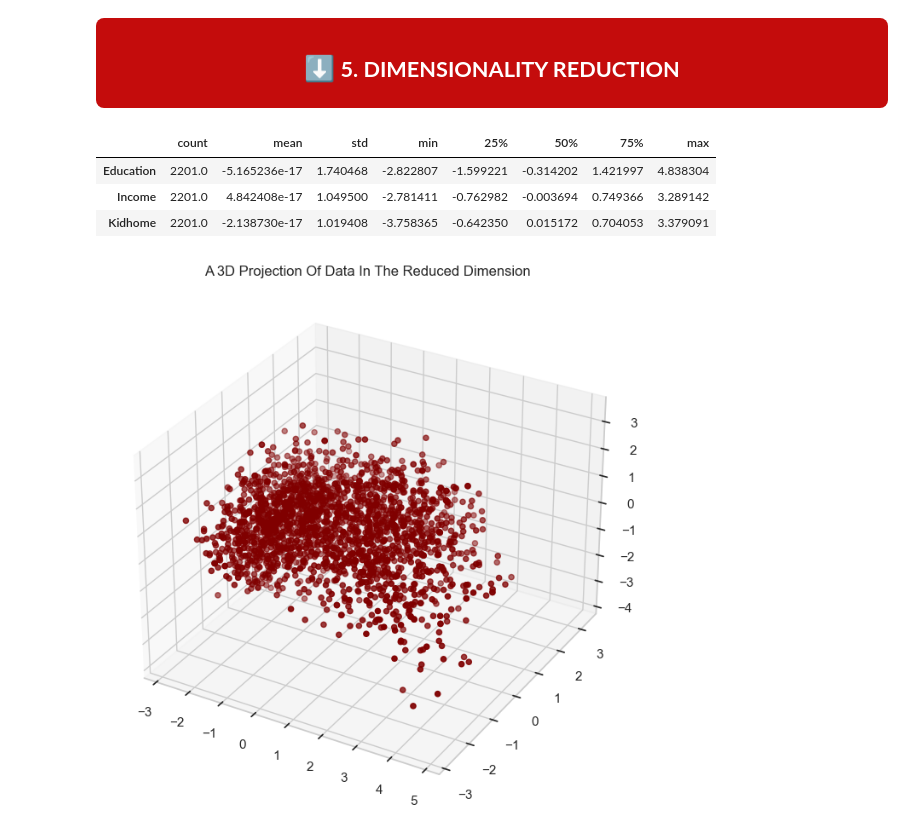
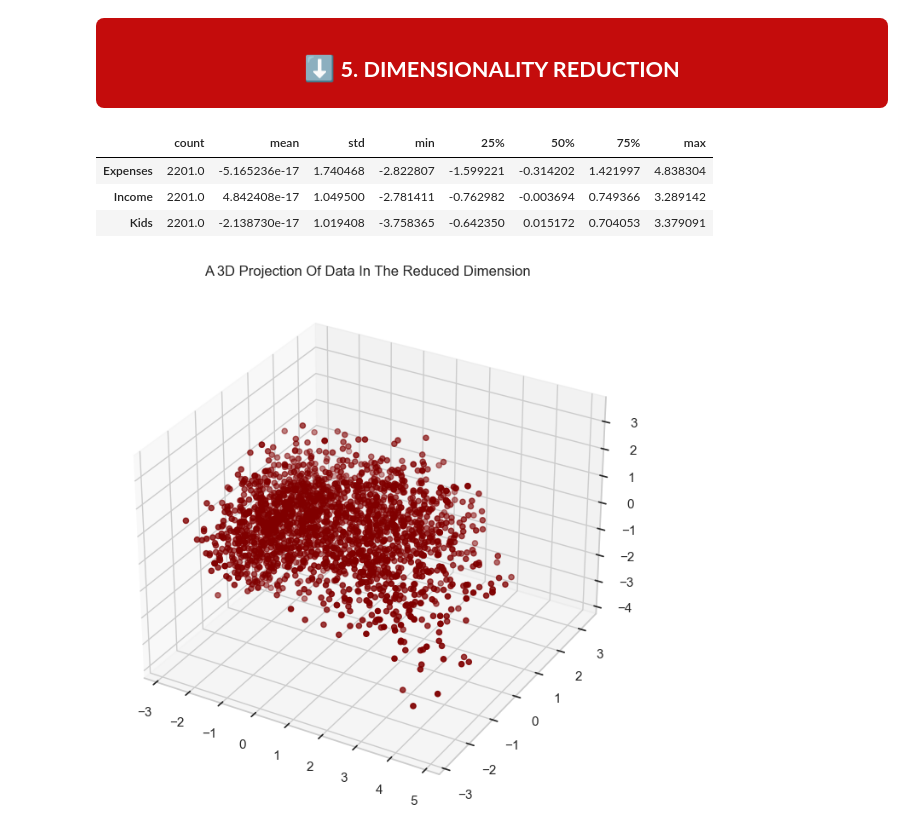
Before and after one commit to SajjadKhanYousafzai/Projects--Kaggle-, a Jupyter notebook: Customer Personality Analysis/cust_personality_analysis.ipynb, the cells around one changed output. Saved outputs shown, nothing was run; the diff lists cells and outputs as text; code cells hidden in the pictures.

```diff
--- a/Customer Personality Analysis/cust_personality_analysis.ipynb
+++ b/Customer Personality Analysis/cust_personality_analysis.ipynb
@@ -802,14 +802,14 @@ Dataframe to be used for further modelling:
 # %%
 #Initiating PCA to reduce dimentions aka features to 3
 pca = PCA(n_components=3)
 pca.fit(scaled_ds)
 # PCA_ds = pd.DataFrame(pca.transform(scaled_ds), columns=(["col1","col2", "col3"]))
-PCA_ds = pd.DataFrame(pca.transform(scaled_ds), columns=(["Education","Income", "Kidhome"]))
+PCA_ds = pd.DataFrame(pca.transform(scaled_ds), columns=(["Expenses","Income", "Kids"]))
 PCA_ds.describe().T
 # %% [output]
 |  | count | mean | std | min | 25% | 50% | 75% | max |
-| Education | 2201.0 | -5.165236e-17 | 1.740468 | -2.822807 | -1.599221 | -0.314202 | 1.421997 | 4.838304 |
+| Expenses | 2201.0 | -5.165236e-17 | 1.740468 | -2.822807 | -1.599221 | -0.314202 | 1.421997 | 4.838304 |
 | Income | 2201.0 | 4.842408e-17 | 1.049500 | -2.781411 | -0.762982 | -0.003694 | 0.749366 | 3.289142 |
-| Kidhome | 2201.0 | -2.138730e-17 | 1.019408 | -3.758365 | -0.642350 | 0.015172 | 0.704053 | 3.379091 |
+| Kids | 2201.0 | -2.138730e-17 | 1.019408 | -3.758365 | -0.642350 | 0.015172 | 0.704053 | 3.379091 |
 # %%
 #A 3D Projection Of Data In The Reduced Dimension
```
Also changed, not shown: parts of 3 cells of this notebook.
